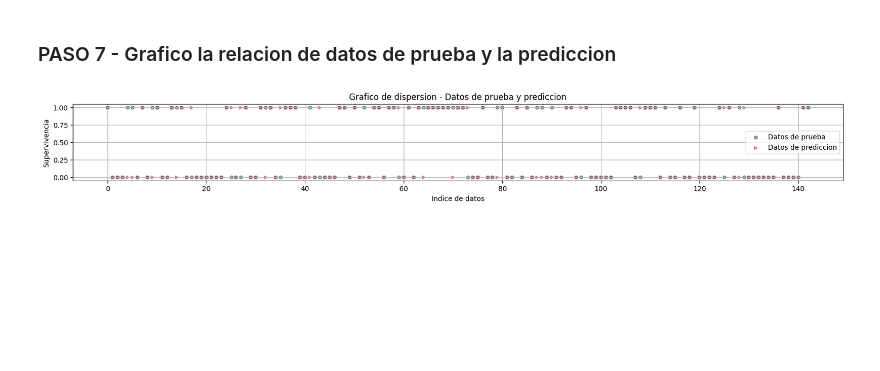
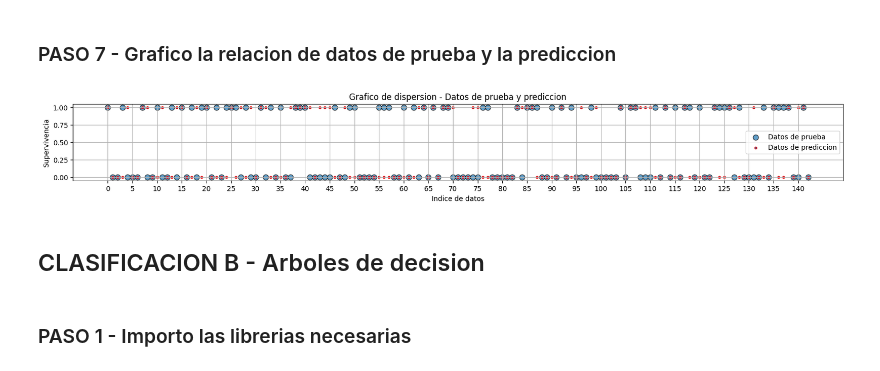
Before and after one commit to keltoi-dev/ejercicios_datamining, a Jupyter notebook: ejercicio_final/Fraga_TPF_Ejercicio2.ipynb, the cells around one changed output. Saved outputs shown, nothing was run; the diff lists cells and outputs as text; code cells hidden in the pictures; blank space fills up the shorter version.

```diff
--- a/ejercicio_final/Fraga_TPF_Ejercicio2.ipynb
+++ b/ejercicio_final/Fraga_TPF_Ejercicio2.ipynb
@@ -156,16 +157,23 @@ Datos reales de Testeo
 # %%
 plt.figure(figsize=(20, 2))
 x = np.arange(len(y_test))
-plt.scatter(x,y_test, alpha=0.5, marker='o', s=20, facecolor='C0', edgecolor='k', label="Datos de prueba")
+label_x = np.arange(0, len(y_test), 5)
+plt.scatter(x,y_test, alpha=0.7, marker="o", s=60, facecolor="C0", edgecolor="k", label="Datos de prueba")
 
-plt.scatter(x,prediccion_test, alpha=0.5, marker='>', s=20, facecolor='C10', edgecolor='r', label="Datos de prediccion")
+plt.scatter(x,prediccion_test, alpha=1, marker="o", s=10, facecolor="C10", edgecolor="r", label="Datos de prediccion")
 
 plt.title("Grafico de dispersion - Datos de prueba y prediccion")
 plt.legend()
 plt.grid()
+plt.xticks(label_x)
+
 plt.xlabel("Indice de datos")
 plt.ylabel("Supervivencia")
 
 plt.show()
 # %% [output]
-[figure, old version]
+[figure, new version]
+# %% [markdown]
+<h2>CLASIFICACION B - Arboles de decision</h2>
+# %% [markdown]
+<h3>PASO 1 - Importo las librerias necesarias</h3>
```
Also changed, not shown: parts of 24 cells of this notebook, 4 other files.
